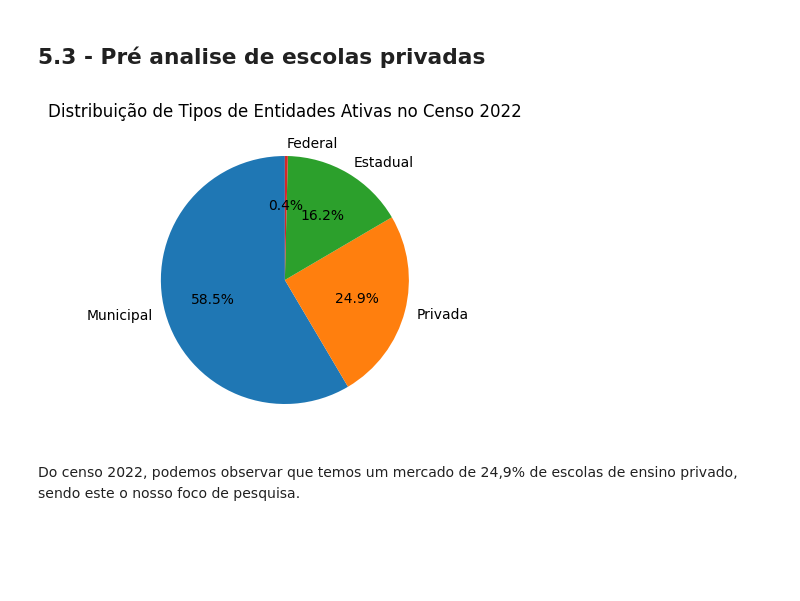
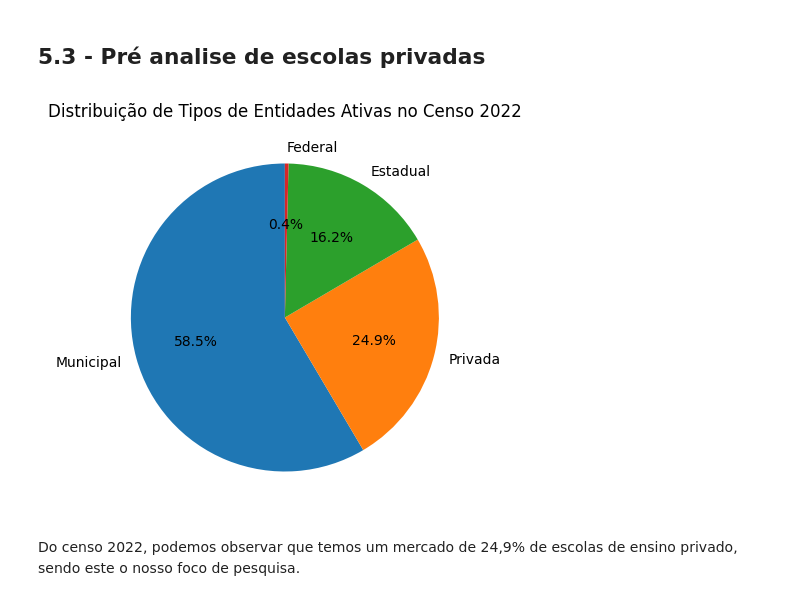
Before and after one commit to AndersonLopesbh/I.S, a Jupyter notebook: Analises IS/Script_python/Analises_IS.ipynb, the cells around one changed output. Saved outputs shown, nothing was run; the diff lists cells and outputs as text; code cells hidden in the pictures; blank space fills up the shorter version.

```diff
--- a/Analises IS/Script_python/Analises_IS.ipynb
+++ b/Analises IS/Script_python/Analises_IS.ipynb
@@ -491,17 +492,17 @@ Name: TP_SITUACAO_FUNCIONAMENTO, dtype: int64
 # %%
 #Comparativo de entidades Particulares X Demais (ativas)
 # Contando o número de linhas para cada tipo na coluna 'TIPO' e filtrando somente as ativas
 
 df_filtrado = df_censo[df_censo['TP_SITUACAO_FUNCIONAMENTO'] == 'Em Atividade']
 contagem_dependencia = df_filtrado['TP_DEPENDENCIA'].value_counts()
 
 # Criar o gráfico de pizza
-plt.figure(figsize=(4, 8))
+plt.figure(figsize=(6, 5))
 plt.pie(contagem_dependencia, labels=contagem_dependencia.index, autopct='%1.1f%%', startangle=90)
 plt.title('Distribuição de Tipos de Entidades Ativas no Censo 2022')
 plt.show()
 # %% [output]
-[figure, old version]
+[figure, new version]
 # %% [markdown]
 Do censo 2022, podemos observar que temos um mercado de 24,9% de escolas de ensino privado, sendo este o nosso foco de pesquisa.
 # %% [markdown]
```
Also changed, not shown: parts of 23 cells of this notebook.
